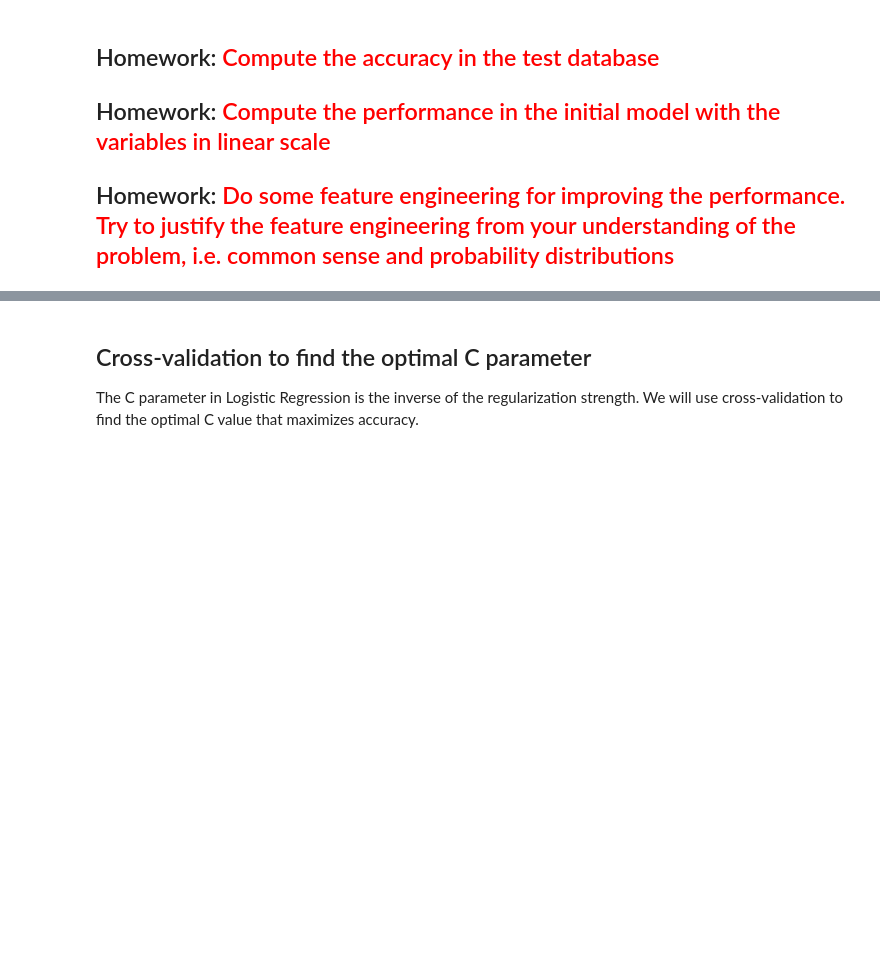
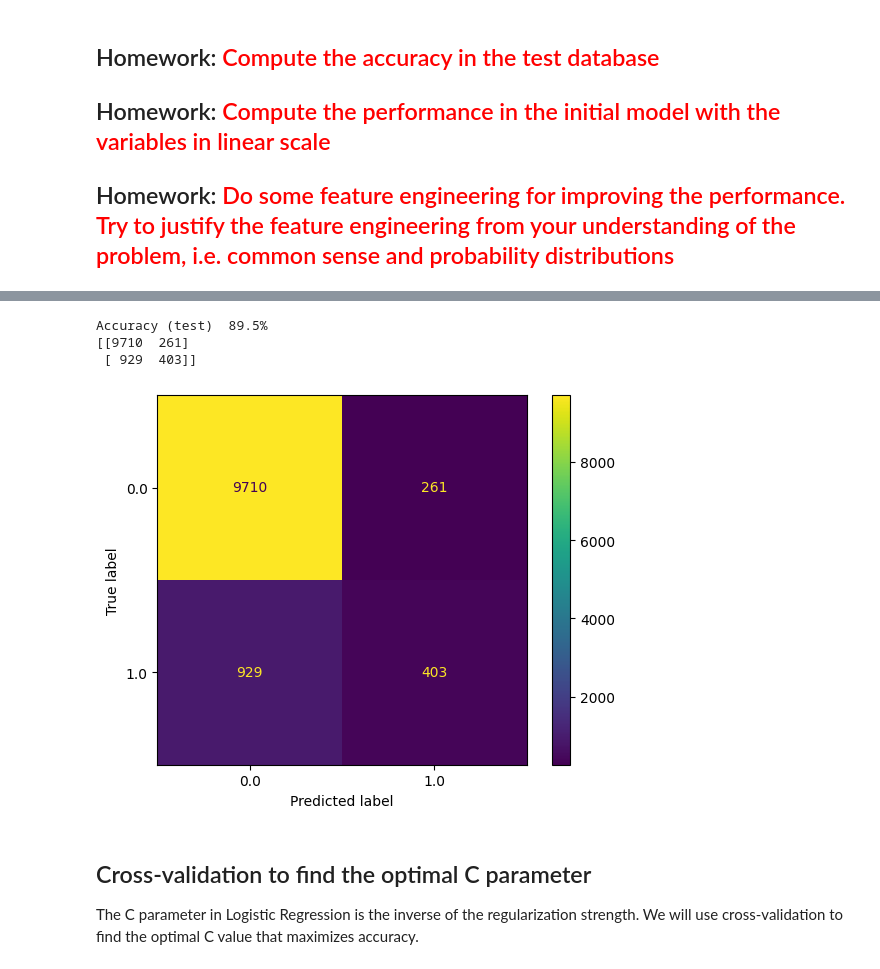
Before and after one commit to MarcelLopezLopez/MLEARN, a Jupyter notebook: Practicas/FourthPractice/FourthPractice.ipynb, the cells around one changed output, grey strips where cells are left out. Cells and saved outputs as stored; diff of their text form; code cells hidden in the pictures; blank space fills up the shorter version.

```diff
--- a/Practicas/FourthPractice/FourthPractice.ipynb
+++ b/Practicas/FourthPractice/FourthPractice.ipynb
@@ -898,3 +898,15 @@ Accuracy (train)  88.9%
+# %%
+y_hat_test = logreg.predict(X_test)
+accuracy = accuracy_score(y_test, y_hat_test)
+print("Accuracy (test)  %0.1f%% " % ( accuracy * 100))
+print(confusion_matrix(y_test, y_hat_test))
+ConfusionMatrixDisplay.from_estimator(logreg, X_test, y_test)
+plt.show()
+# %% [output]
+Accuracy (test)  89.5%
+[[9710  261]
+ [ 929  403]]
+[figure, added]
 # %% [markdown]
 ## Cross-validation to find the optimal C parameter
 
```
Also changed, not shown: parts of 11 cells of this notebook.
